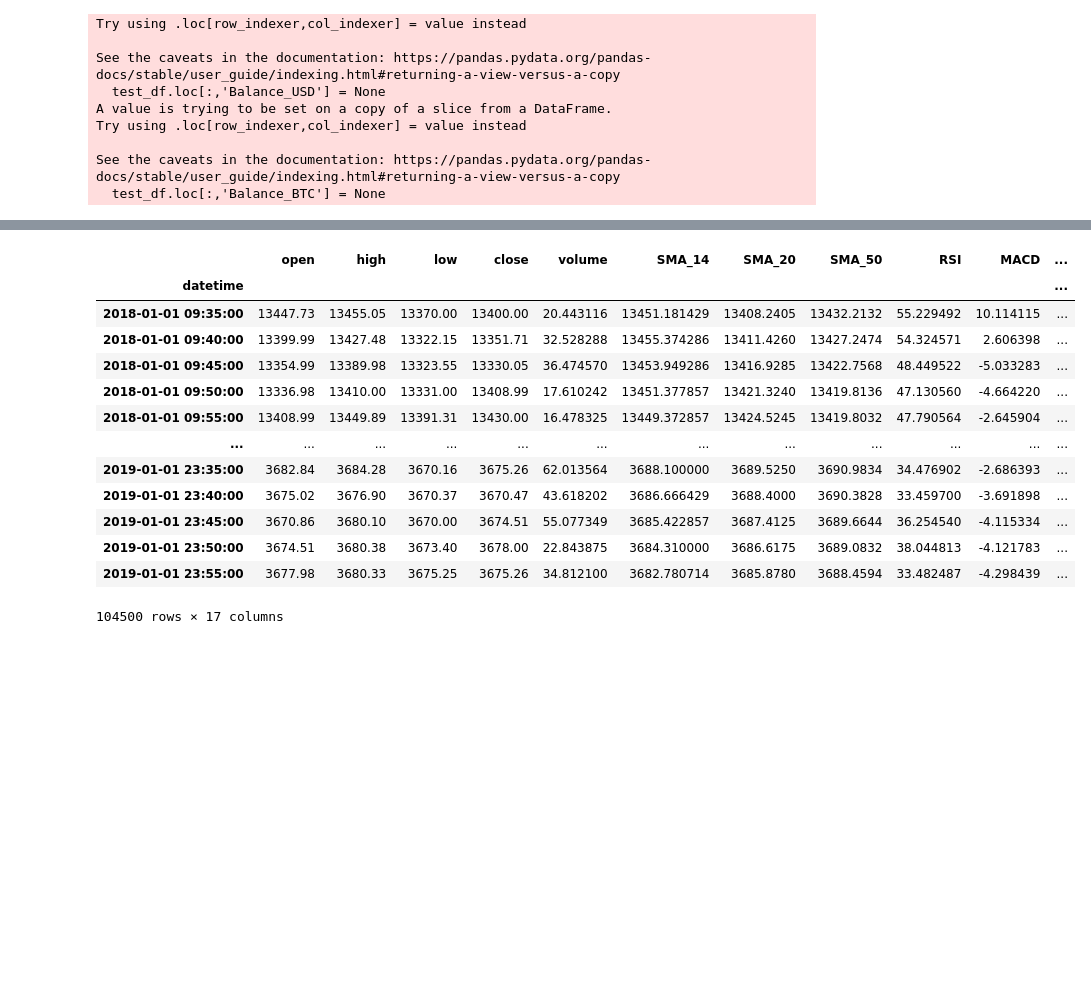
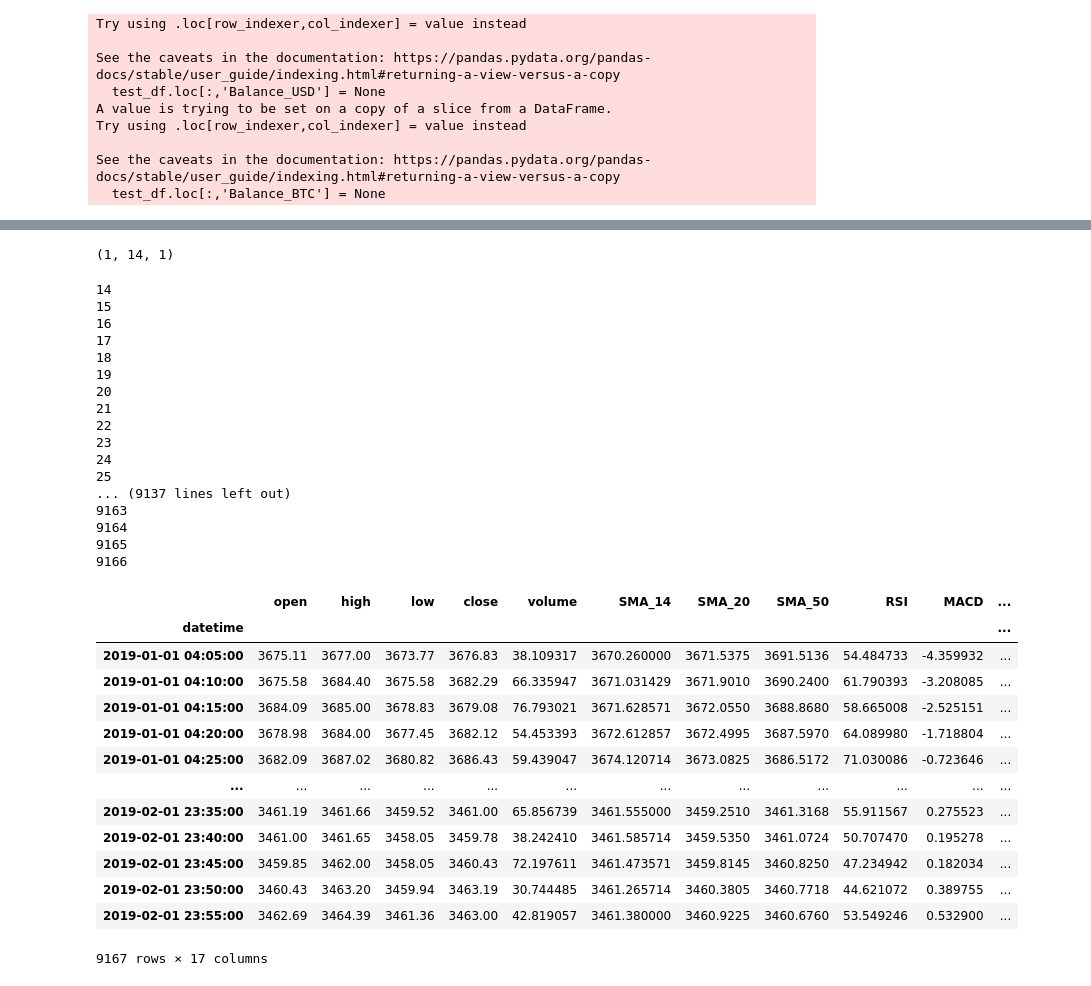
Before and after one commit to AI-ApeX-DeV/DTG, a Jupyter notebook: strategy.ipynb, the cells around one changed output, grey strips where cells are left out. Saved outputs shown, nothing was run; the diff lists cells and outputs as text; code cells hidden in the pictures; blank space fills up the shorter version.

Commit message:
Good lstm model in strategy implementation

```diff
--- a/strategy.ipynb
+++ b/strategy.ipynb
@@ -32,8 +32,8 @@ def filter_df(df, start_date, end_date):
     subset_df = df.loc[start_date:end_date]
     return subset_df
 
-start_date = '2018-01-01'
-end_date = '2019-01-01'
+start_date = '2019-01-01'
+end_date = '2019-02-01'
 filtetred_df_3m = filter_df(df_3m, start_date, end_date)
 print(filtetred_df_3m.shape)
 filtetred_df_3m.iloc[[0,-1],:]
@@ -236,7 +236,7 @@ See the caveats in the documentation: https://pandas.pydata.org/pandas-docs/stab
 # Signals
 def buy(usd, btc, current_close):
     if usd > 0 and btc == 0:
-        btc = (usd - (usd * .0015)) / current_close
+        btc = (usd) / current_close
         usd = 0
         return usd, btc, 'Buy'
     else:
@@ -244,7 +244,7 @@ def buy(usd, btc, current_close):
 
 def sell(usd, btc, current_close):
     if btc > 0 and usd == 0:
-        usd = (btc - (btc * .0015)) * current_close
+        usd = (btc) * current_close
         btc = 0
         return usd, btc, 'Sell'
     else:
@@ -255,3 +255,10 @@ def update_df(i,usd, btc, signal):
     test_df.at[test_df.index[i], 'Signal'] = signal
     test_df.at[test_df.index[i], 'Balance_USD'] = usd
     test_df.at[test_df.index[i], 'Balance_BTC'] = btc
+# %%
+from keras.models import load_model
+model = load_model("models/BTC_LSTM_cp_1704897479.313657.h5")
+# %%
+from sklearn.preprocessing import MinMaxScaler
+scaler = MinMaxScaler()
+scaled_test_df = scaler.fit_transform(np.array(test_df['close']).reshape(-1,1))
@@ -258,56 +271,92 @@ def update_df(i,usd, btc, signal):
+# %%
+original_array = scaled_test_df[1:15]
+reshaped_array = original_array.reshape((1, original_array.shape[0], 1))
+reshaped_array.shape
+# predicted = model.predict(reshaped_array)
+# scaler.inverse_transform(predicted)
+# %% [output]
+(1, 14, 1)
 # %%
 # Trading loop
-for i in range(0, len(test_df)):
-    # print(i)
+for i in range(14, len(test_df)):
+    print(i)
     signal = ''
+    current_row = test_df.iloc[i]
+    previous_closes = scaled_test_df[i-14:i]
+    scaled_previous_closes = previous_closes.reshape((1, previous_closes.shape[0], 1))
+    predicted = model.predict(scaled_previous_closes,verbose=0)
+    next_close = scaler.inverse_transform(predicted)
+    if next_close < stop_loss:
+        usd, btc, signal = sell(usd, btc, current_row['close'])
+        update_df(i, usd, btc, signal)
+        continue
+
+
     indications = {
         "MACD-signal_line":0,
         # "RSI":0,
         # "candlestick":0,
     }
 
-    current_row = test_df.iloc[i]
     # Check for general trend of the trade
     if current_row['MACD'] > current_row['Signal_Line']:
         indications['MACD-signal_line'] = 1 # Positive indication
     elif current_row['MACD'] < current_row['Signal_Line']:
         indications['MACD-signal_line'] = -1 # Negative indication
         # print(f"{i} MACD:{current_row['MACD']}\tSignal_Line:{current_row['Signal_Line']}")
     else:
         indications['MACD-signal_line'] = 0 # Neutral indication
 
     # Decide the signal
     vote = max(set(indications.values()), key=list(indications.values()).count)
     if vote == 1: # If enough things indicate upwards, if have sell, buy
         usd, btc, signal = buy(usd, btc, current_row['close'])
+        stop_loss = current_row['close'] * (0.9785) # 1 - 0.02 - 0.0015
         update_df(i, usd, btc, signal)
         continue
     if vote == -1:# If enough things indicate downwards, and own btc, sell
         usd, btc, signal = sell(usd, btc, current_row['close'])
         update_df(i, usd, btc, signal)
         continue
     else: # Else just wait for the next turn
         signal = "Wait" if usd > 0  else "Hold"
         update_df(i, usd, btc, signal)
         continue
     # print(f"{vote}\t{signal}")
     # Update the progress
     # update_df(i, usd, btc, signal, indications)
 
 test_df
 # %% [output]
+14
+15
+16
+17
+18
+19
+20
+21
+22
+23
+24
+25
+... (9137 lines left out)
+9163
+9164
+9165
+9166
 |  | open | high | low | close | volume | SMA_14 | SMA_20 | SMA_50 | RSI | MACD | ... |
 | datetime |  |  |  |  |  |  |  |  |  |  | ... |
-| 2018-01-01 09:35:00 | 13447.73 | 13455.05 | 13370.00 | 13400.00 | 20.443116 | 13451.181429 | 13408.2405 | 13432.2132 | 55.229492 | 10.114115 | ... |
-| 2018-01-01 09:40:00 | 13399.99 | 13427.48 | 13322.15 | 13351.71 | 32.528288 | 13455.374286 | 13411.4260 | 13427.2474 | 54.324571 | 2.606398 | ... |
-| 2018-01-01 09:45:00 | 13354.99 | 13389.98 | 13323.55 | 13330.05 | 36.474570 | 13453.949286 | 13416.9285 | 13422.7568 | 48.449522 | -5.033283 | ... |
-| 2018-01-01 09:50:00 | 13336.98 | 13410.00 | 13331.00 | 13408.99 | 17.610242 | 13451.377857 | 13421.3240 | 13419.8136 | 47.130560 | -4.664220 | ... |
-| 2018-01-01 09:55:00 | 13408.99 | 13449.89 | 13391.31 | 13430.00 | 16.478325 | 13449.372857 | 13424.5245 | 13419.8032 | 47.790564 | -2.645904 | ... |
+| 2019-01-01 04:05:00 | 3675.11 | 3677.00 | 3673.77 | 3676.83 | 38.109317 | 3670.260000 | 3671.5375 | 3691.5136 | 54.484733 | -4.359932 | ... |
+| 2019-01-01 04:10:00 | 3675.58 | 3684.40 | 3675.58 | 3682.29 | 66.335947 | 3671.031429 | 3671.9010 | 3690.2400 | 61.790393 | -3.208085 | ... |
+| 2019-01-01 04:15:00 | 3684.09 | 3685.00 | 3678.83 | 3679.08 | 76.793021 | 3671.628571 | 3672.0550 | 3688.8680 | 58.665008 | -2.525151 | ... |
+| 2019-01-01 04:20:00 | 3678.98 | 3684.00 | 3677.45 | 3682.12 | 54.453393 | 3672.612857 | 3672.4995 | 3687.5970 | 64.089980 | -1.718804 | ... |
+| 2019-01-01 04:25:00 | 3682.09 | 3687.02 | 3680.82 | 3686.43 | 59.439047 | 3674.120714 | 3673.0825 | 3686.5172 | 71.030086 | -0.723646 | ... |
 | ... | ... | ... | ... | ... | ... | ... | ... | ... | ... | ... | ... |
-| 2019-01-01 23:35:00 | 3682.84 | 3684.28 | 3670.16 | 3675.26 | 62.013564 | 3688.100000 | 3689.5250 | 3690.9834 | 34.476902 | -2.686393 | ... |
-| 2019-01-01 23:40:00 | 3675.02 | 3676.90 | 3670.37 | 3670.47 | 43.618202 | 3686.666429 | 3688.4000 | 3690.3828 | 33.459700 | -3.691898 | ... |
-| 2019-01-01 23:45:00 | 3670.86 | 3680.10 | 3670.00 | 3674.51 | 55.077349 | 3685.422857 | 3687.4125 | 3689.6644 | 36.254540 | -4.115334 | ... |
-| 2019-01-01 23:50:00 | 3674.51 | 3680.38 | 3673.40 | 3678.00 | 22.843875 | 3684.310000 | 3686.6175 | 3689.0832 | 38.044813 | -4.121783 | ... |
-| 2019-01-01 23:55:00 | 3677.98 | 3680.33 | 3675.25 | 3675.26 | 34.812100 | 3682.780714 | 3685.8780 | 3688.4594 | 33.482487 | -4.298439 | ... |
+| 2019-02-01 23:35:00 | 3461.19 | 3461.66 | 3459.52 | 3461.00 | 65.856739 | 3461.555000 | 3459.2510 | 3461.3168 | 55.911567 | 0.275523 | ... |
+| 2019-02-01 23:40:00 | 3461.00 | 3461.65 | 3458.05 | 3459.78 | 38.242410 | 3461.585714 | 3459.5350 | 3461.0724 | 50.707470 | 0.195278 | ... |
+| 2019-02-01 23:45:00 | 3459.85 | 3462.00 | 3458.05 | 3460.43 | 72.197611 | 3461.473571 | 3459.8145 | 3460.8250 | 47.234942 | 0.182034 | ... |
+| 2019-02-01 23:50:00 | 3460.43 | 3463.20 | 3459.94 | 3463.19 | 30.744485 | 3461.265714 | 3460.3805 | 3460.7718 | 44.621072 | 0.389755 | ... |
+| 2019-02-01 23:55:00 | 3462.69 | 3464.39 | 3461.36 | 3463.00 | 42.819057 | 3461.380000 | 3460.9225 | 3460.6760 | 53.549246 | 0.532900 | ... |
-104500 rows × 17 columns
+9167 rows × 17 columns
 # %%
```
Also changed, not shown: parts of 5 cells of this notebook, 5 other files.
